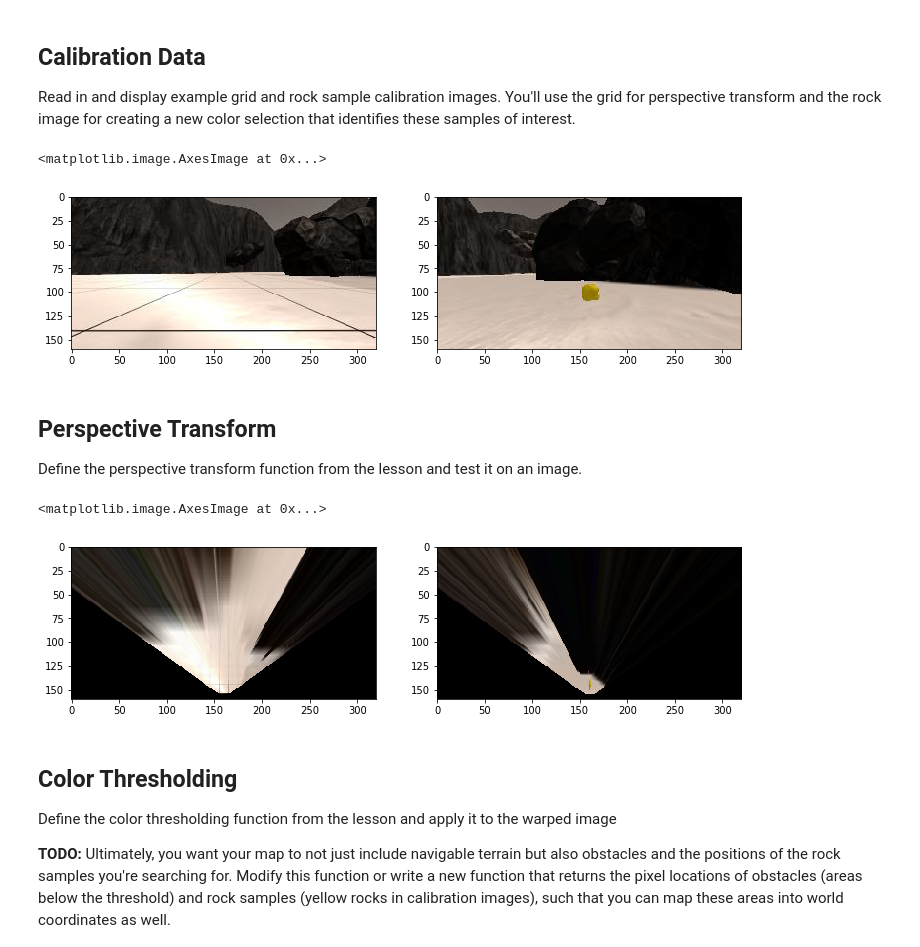
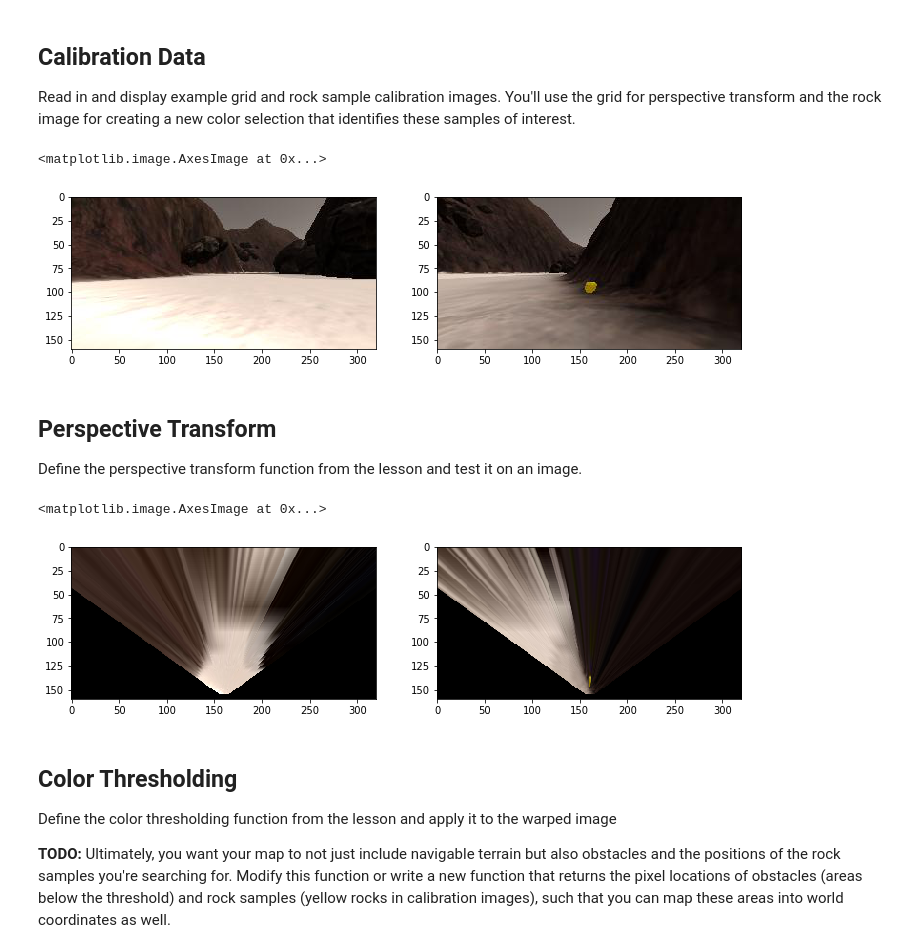
Before and after one commit to mrmeswani/Robotics, a Jupyter notebook: RoboND-Rover-Project/code/Rover_Project_Test_Notebook.ipynb, the cells around one changed output. Saved outputs shown, nothing was run; the diff lists cells and outputs as text; code cells hidden in the pictures.

```diff
--- a/RoboND-Rover-Project/code/Rover_Project_Test_Notebook.ipynb
+++ b/RoboND-Rover-Project/code/Rover_Project_Test_Notebook.ipynb
@@ -50,20 +50,22 @@ Read in and display example grid and rock sample calibration images.  You'll use
 # %%
 # In the simulator you can toggle on a grid on the ground for calibration
 # You can also toggle on the rock samples with the 0 (zero) key.
 # Here's an example of the grid and one of the rocks
-example_grid = '../calibration_images/example_grid1.jpg'
-example_rock = '../calibration_images/example_rock1.jpg'
+#example_grid = '../calibration_images/example_grid1.jpg'
+#example_rock = '../calibration_images/example_rock1.jpg'
+example_grid = '../my_sample/terrain1.jpg'
+example_rock = '../my_sample/rock1.jpg'
 grid_img = mpimg.imread(example_grid)
 rock_img = mpimg.imread(example_rock)
 
 fig = plt.figure(figsize=(12,3))
 plt.subplot(121)
 plt.imshow(grid_img)
 plt.subplot(122)
 plt.imshow(rock_img)
 # %% [output]
 <matplotlib.image.AxesImage at 0x...>
-[figure, old version]
+[figure, new version]
 # %% [markdown]
 ## Perspective Transform
 
@@ -106,7 +108,7 @@ plt.imshow(rock_warped)
 #scipy.misc.imsave('../output/warped_example.jpg', warped)
 # %% [output]
 <matplotlib.image.AxesImage at 0x...>
-[figure, old version]
+[figure, new version]
 # %% [markdown]
 ## Color Thresholding
 Define the color thresholding function from the lesson and apply it to the warped image
```
Also changed, not shown: parts of 5 cells of this notebook, 8 other files.
